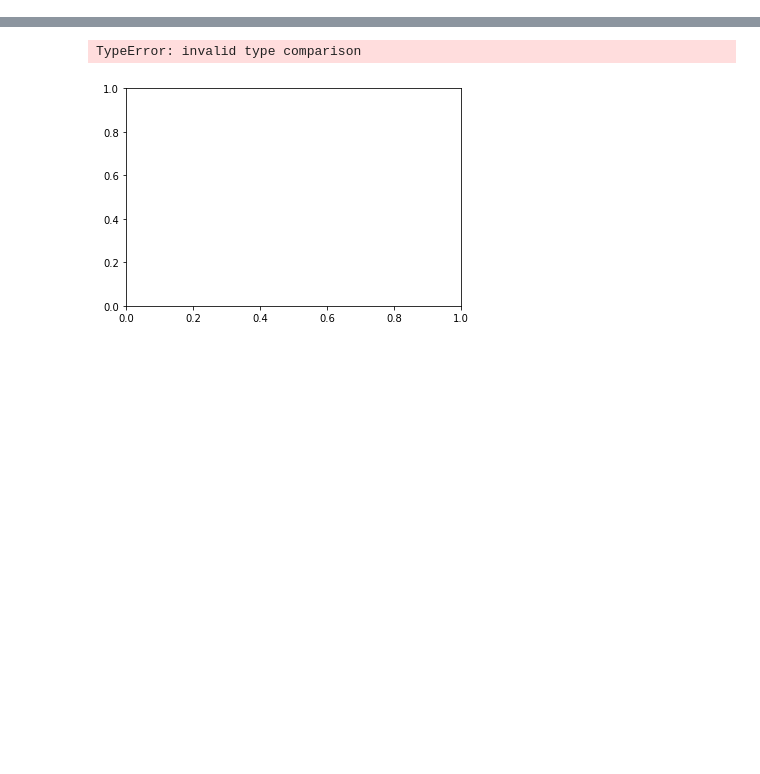
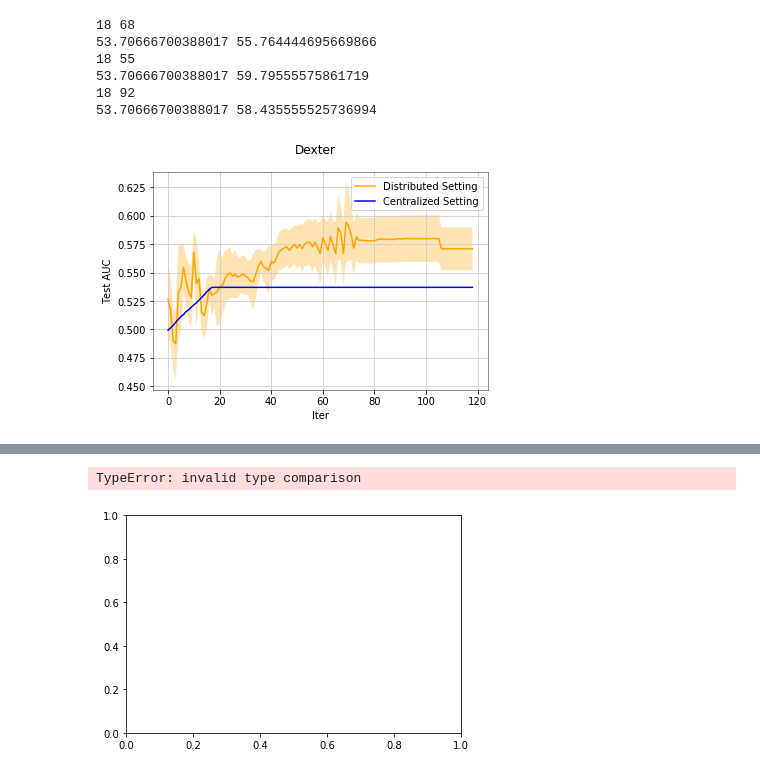
Before and after one commit to nitinnat/consensus-deep-learning, a Jupyter notebook: scripts/AnalyzeResults.ipynb, the cells around one changed output, grey strips where cells are left out. Drawn from its saved outputs; the diff is of its cells as text; code cells hidden in the pictures; blank space fills up the shorter version.

Commit message:
added feature importance related stuff

```diff
--- a/scripts/AnalyzeResults.ipynb
+++ b/scripts/AnalyzeResults.ipynb
@@ -25,0 +1,14 @@ df_cent
+# %%
+import pandas as pd
+import matplotlib.pyplot as plt
+%matplotlib notebook
+import numpy as np
+import os
+# Set plot parameters
+plt.rcParams['axes.facecolor'] = 'white'
+plt.rcParams['axes.edgecolor'] = 'white'
+plt.rcParams['axes.grid'] = True
+plt.rcParams['grid.alpha'] = 1
+plt.rcParams['grid.color'] = "#cccccc"
+plt.rcParams["axes.edgecolor"] = "0.15"
+plt.rcParams["axes.linewidth"]  = 0.5
@@ -25,0 +165,49 @@ df_cent
+# %%
+def plot_with_mean_std(df_cent, df_dist, title):
+    df_dist["TrainAUC_mean"] = df_dist[["TrainAUC", "TrainAUC_2", "TrainAUC_3"]].mean(axis=1)
+    df_dist["TrainAUC_std"] = df_dist[["TrainAUC", "TrainAUC_2", "TrainAUC_3"]].std(axis=1)
+
+    df_dist["TestAUC_mean"] = df_dist[["TestAUC", "TestAUC_2", "TestAUC_3"]].mean(axis=1)
+    df_dist["TestAUC_std"] = df_dist[["TestAUC", "TestAUC_2", "TestAUC_3"]].std(axis=1)
+
+    fig, ax = plt.subplots()
+    df_dist.plot("Iter", "TestAUC_mean", ax=ax, color='orange')
+    ax.fill_between(df_dist["Iter"], df_dist["TestAUC_mean"] + df_dist["TestAUC_std"], df_dist["TestAUC_mean"] - df_dist["TestAUC_std"],
+                    facecolor='orange', alpha=0.3)
+
+
+
+    df_cent["TrainAUC_mean"] = df_cent[["TrainAUC", "TrainAUC_2", "TrainAUC_3"]].mean(axis=1)
+    df_cent["TrainAUC_std"] = df_cent[["TrainAUC", "TrainAUC_2", "TrainAUC_3"]].std(axis=1)
+
+    df_cent["TestAUC_mean"] = df_cent[["TestAUC", "TestAUC_2", "TestAUC_3"]].mean(axis=1)
+    df_cent["TestAUC_std"] = df_cent[["TestAUC", "TestAUC_2", "TestAUC_3"]].std(axis=1)
+
+
+    df_cent.plot("Iter", "TestAUC_mean", ax=ax, color = "blue")
+    ax.fill_between(df_cent["Iter"], df_cent["TestAUC_mean"] + df_cent["TestAUC_std"], df_cent["TestAUC_mean"] - df_cent["TestAUC_std"],
+                    facecolor='blue', alpha=0.3)
+    ax.legend(["Distributed Setting", "Centralized Setting"])
+    ax.set_ylabel("Test AUC")
+    ax.set_xlabel("Iter")
+    fig.suptitle(title)
+
+
+
+cent_paths = ["../data/dexter/feature_split_{}/run_0_numhidden_500_lr_0.001_networksize_1_randomseed_12345/vpnn_results_temp_1.csv".format(
+i) for i in range(1,4)]
+
+dist_paths = ["../data/dexter/feature_split_{}/run_0_numhidden_500_lr_0.001_networksize_10_randomseed_12345/vpnn_results_temp_10.csv".format(
+i) for i in range(1,4)]
+
+
+dexter_cent, dexter_dist = process_many_files(cent_paths, dist_paths)
+plot_with_mean_std(dexter_cent, dexter_dist, "Dexter")
+# %% [output]
+18 68
+53.70666700388017 55.764444695669866
+18 55
+53.70666700388017 59.79555575861719
+18 92
+53.70666700388017 58.435555525736994
+[figure, added]
```
Also changed, not shown: parts of 12 cells of this notebook, 16 other files.
